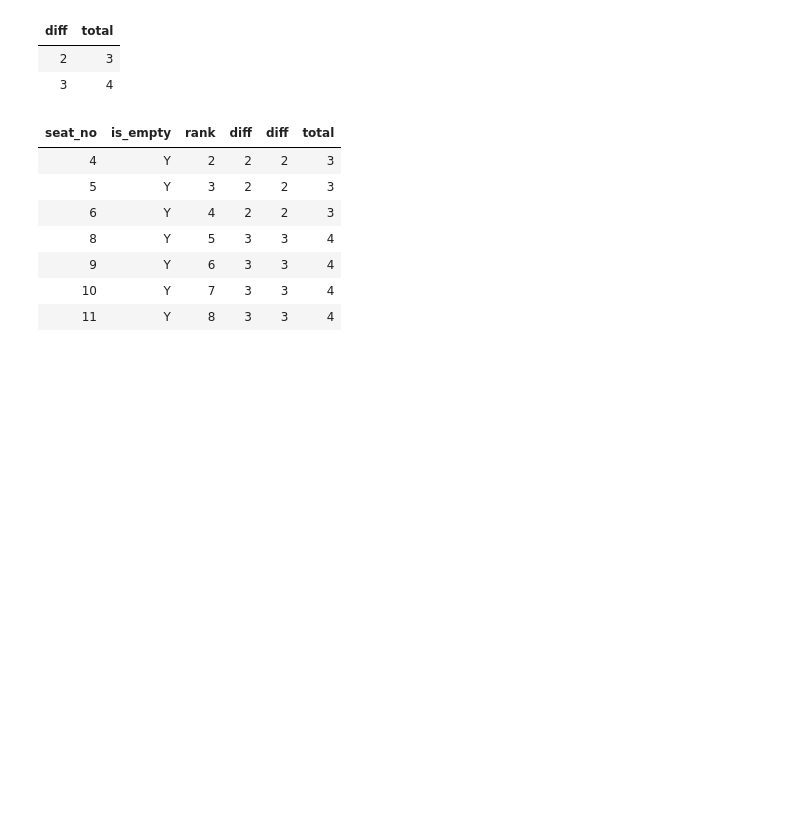
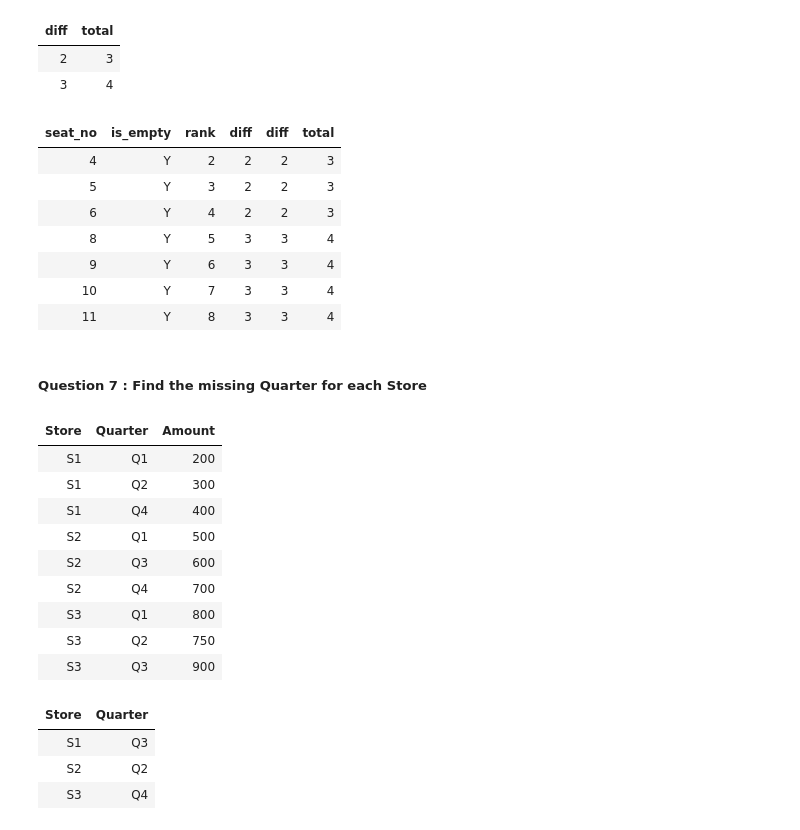
Before and after one commit to Rupam-1/SQL-Pyspark-practise_youtube, a Jupyter notebook: 04. PYSPARK - Part2.ipynb, the cells around one changed output. Drawn from its saved outputs; the diff is of its cells as text; code cells hidden in the pictures; blank space fills up the shorter version.

```diff
--- a/04. PYSPARK - Part2.ipynb
+++ b/04. PYSPARK - Part2.ipynb
@@ -1036,3 +1036,60 @@ final_df.display()
 | 9 | Y | 6 | 3 | 3 | 4 |
 | 10 | Y | 7 | 3 | 3 | 4 |
 | 11 | Y | 8 | 3 | 3 | 4 |
+# %% [markdown]
+##### Question 7 : Find the missing Quarter for each Store
+# %%
+from pyspark.sql.types import *
+store_quarterly_sales_data = [
+    ("S1", "Q1", 200),
+    ("S1", "Q2", 300),
+    ("S1", "Q4", 400),
+    ("S2", "Q1", 500),
+    ("S2", "Q3", 600),
+    ("S2", "Q4", 700),
+    ("S3", "Q1", 800),
+    ("S3", "Q2", 750),
+    ("S3", "Q3", 900)
+]
+store_quarterly_sales_schema = StructType([
+    StructField("Store", StringType(), True),
+    StructField("Quarter", StringType(), True),
+    StructField("Amount", IntegerType(), True)
+])
+store_quarterly_sales_df = spark.createDataFrame(
+    store_quarterly_sales_data,
+    schema=store_quarterly_sales_schema
+)
+store_quarterly_sales_df.write.mode("overwrite").saveAsTable("store_quarterly_sales")
+store_quarterly_sales_df.display()
+# %% [output]
+| Store | Quarter | Amount |
+| S1 | Q1 | 200 |
+| S1 | Q2 | 300 |
+| S1 | Q4 | 400 |
+| S2 | Q1 | 500 |
+| S2 | Q3 | 600 |
+| S2 | Q4 | 700 |
+| S3 | Q1 | 800 |
+| S3 | Q2 | 750 |
+| S3 | Q3 | 900 |
+# %%
+# ----------------------------- Method 1 ( Using normal substring/right ) --------------------------
+from pyspark.sql.functions import *
+
+df = store_quarterly_sales_df.groupBy(
+    col("Store")
+).agg(
+    concat(
+        lit("Q"),
+        (
+            10 - sum(right(col("Quarter"), lit(1)))
+        ).cast("int")
+    ).alias("Quarter")
+)
+df.display()
+# %% [output]
+| Store | Quarter |
+| S1 | Q3 |
+| S2 | Q2 |
+| S3 | Q4 |
```
Also changed, not shown: parts of 1 cell of this notebook, 1 other file.
